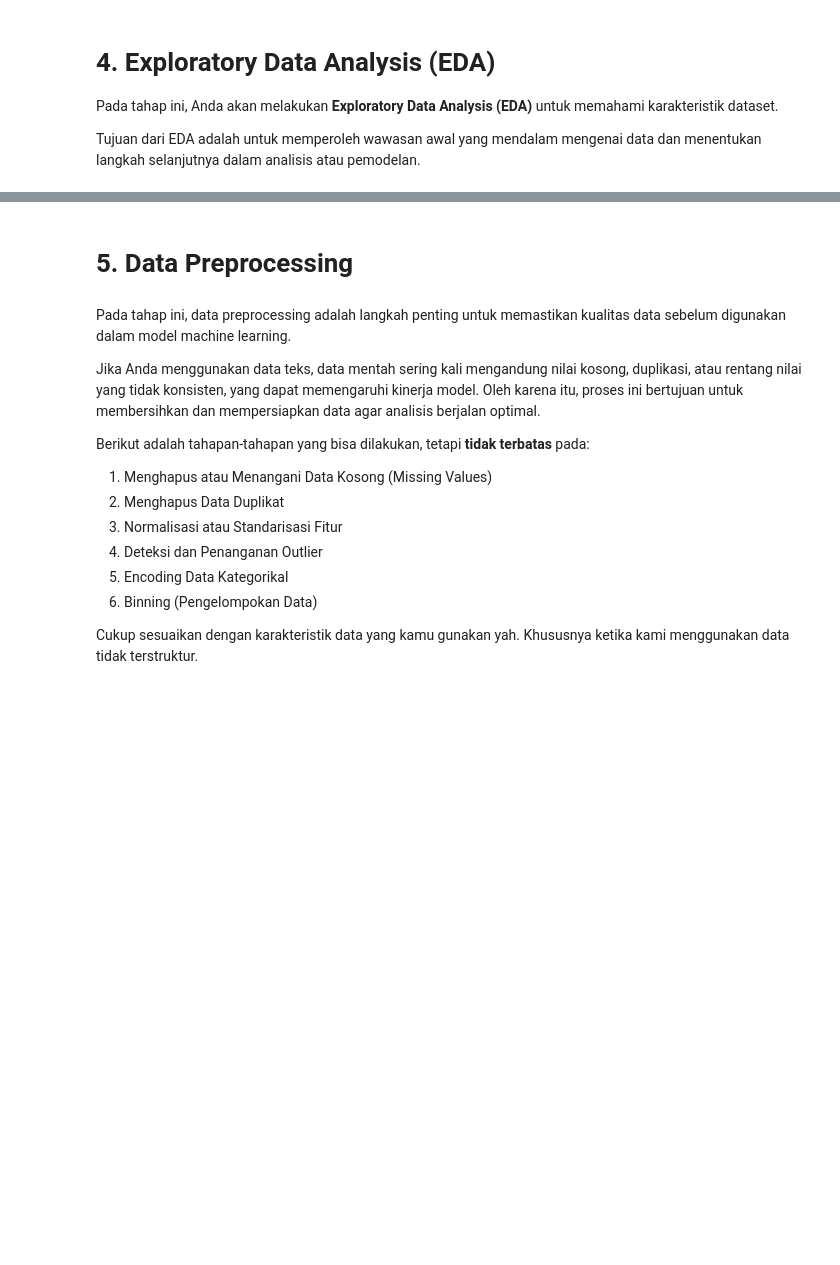
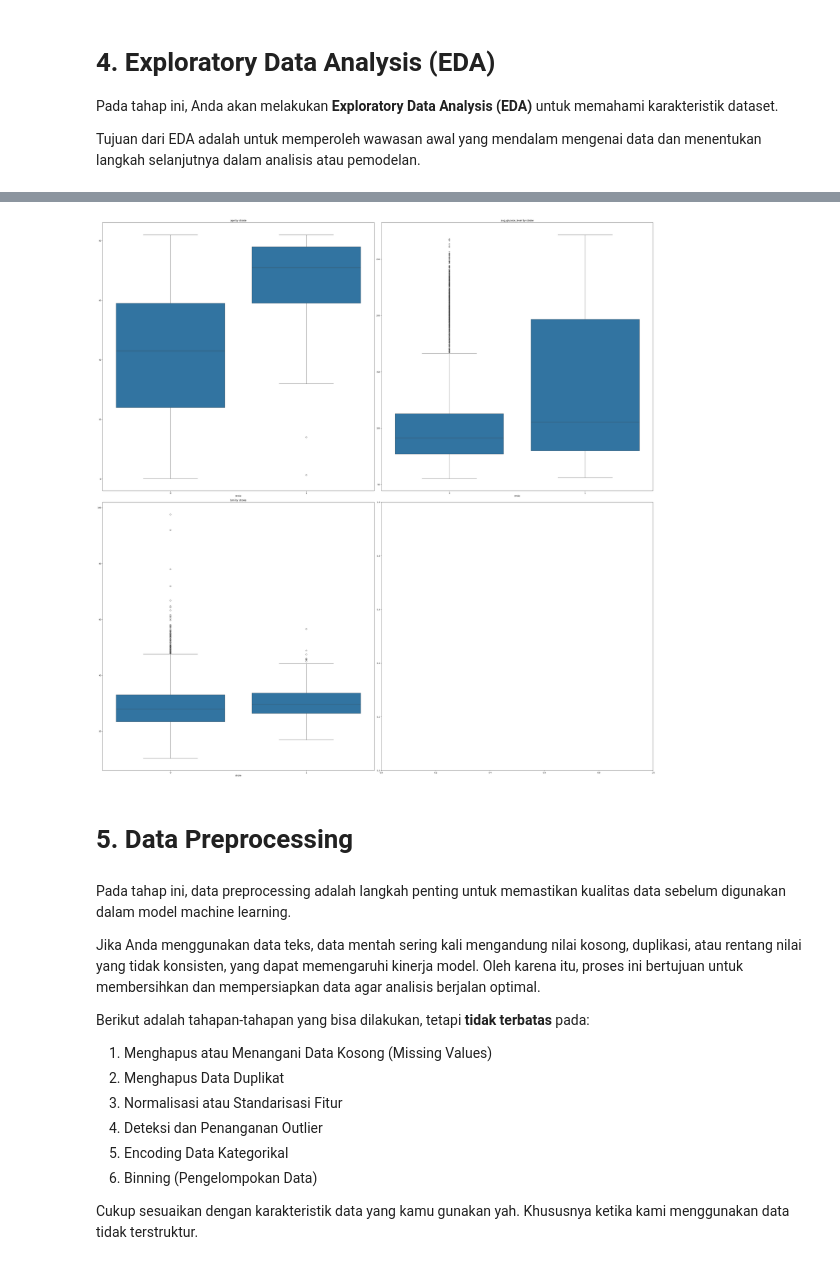
Before and after one commit to Piter9/EKSPERIMEN_SML_FATHIR-MAULA.-S, a Jupyter notebook: preprocessing/Eksperimen_Fathir Maula. S.ipynb, the cells around one changed output, grey strips where cells are left out. Drawn from its saved outputs; the diff is of its cells as text; code cells hidden in the pictures; blank space fills up the shorter version.

```diff
--- a/preprocessing/Eksperimen_Fathir Maula. S.ipynb
+++ b/preprocessing/Eksperimen_Fathir Maula. S.ipynb
@@ -56,3 +176,24 @@ Tujuan dari EDA adalah untuk memperoleh wawasan awal yang mendalam mengenai data
+# %%
+def numerical_dis_plot(features, df, segment_feature=None, showfliers=True):
+    fig, ax = plt.subplots(np.ceil(len(features)/2).astype('int64'), 2,figsize=(16,16))
+    ax = ax.flatten()
+    for i, feature in enumerate(features):
+        if segment_feature:
+            sns.boxplot(x=segment_feature, y=feature, data=df, ax=ax[i], showfliers=showfliers)
+            ax[i].set_ylabel(None)
+            ax[i].set_title(f"{feature} by {segment_feature}")
+        else:
+            sns.boxplot(x=feature, data=df, ax=ax[i], showfliers=showfliers)
+    plt.tight_layout()
+    plt.show()
+# %%
+numerical_dis_plot(
+    features=numeric,
+    df=df,
+    segment_feature="stroke"
+)
+# %% [output]
+[figure, added]
 # %% [markdown]
 # **5. Data Preprocessing**
 # %% [markdown]
```
Also changed, not shown: parts of 32 cells of this notebook, 9 other files.
